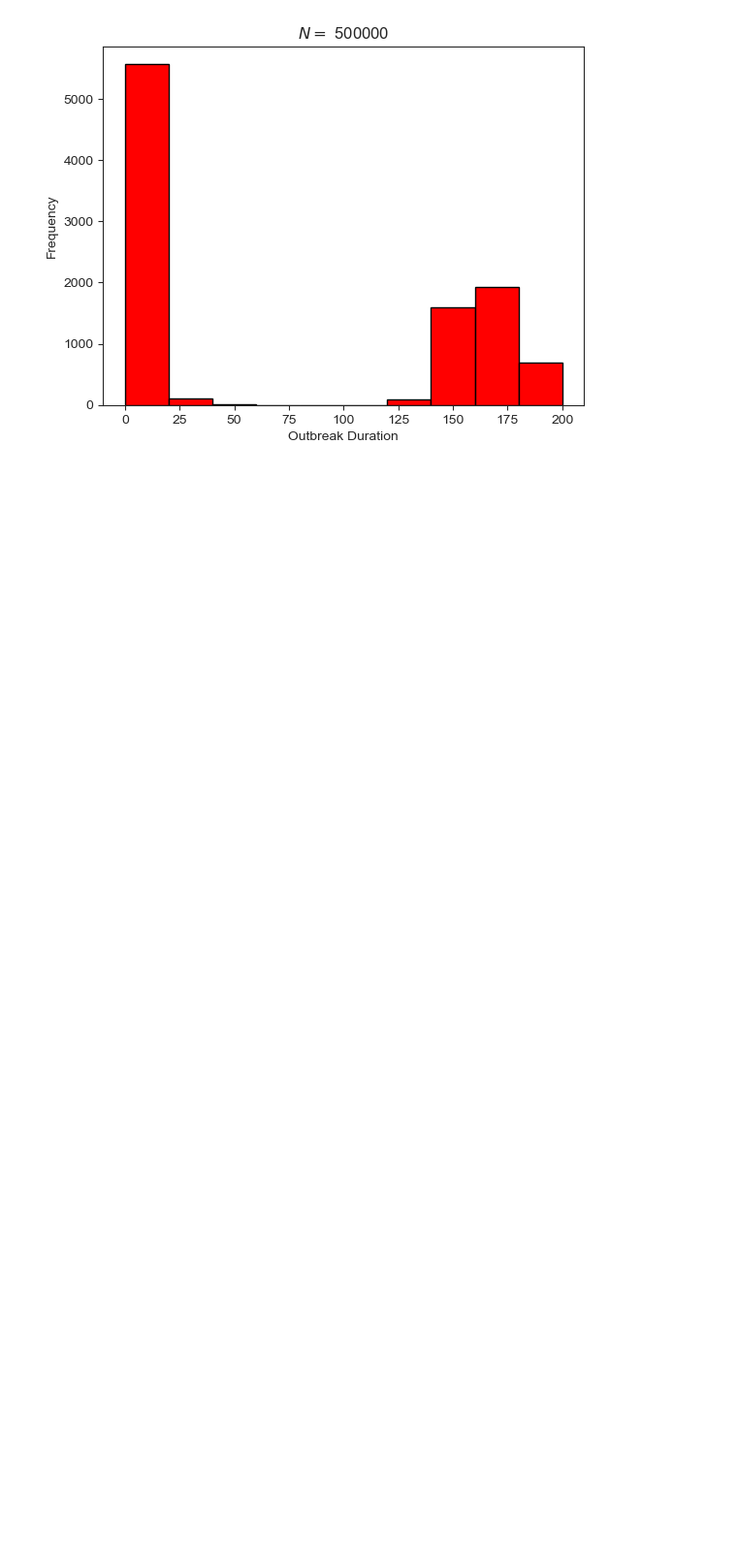
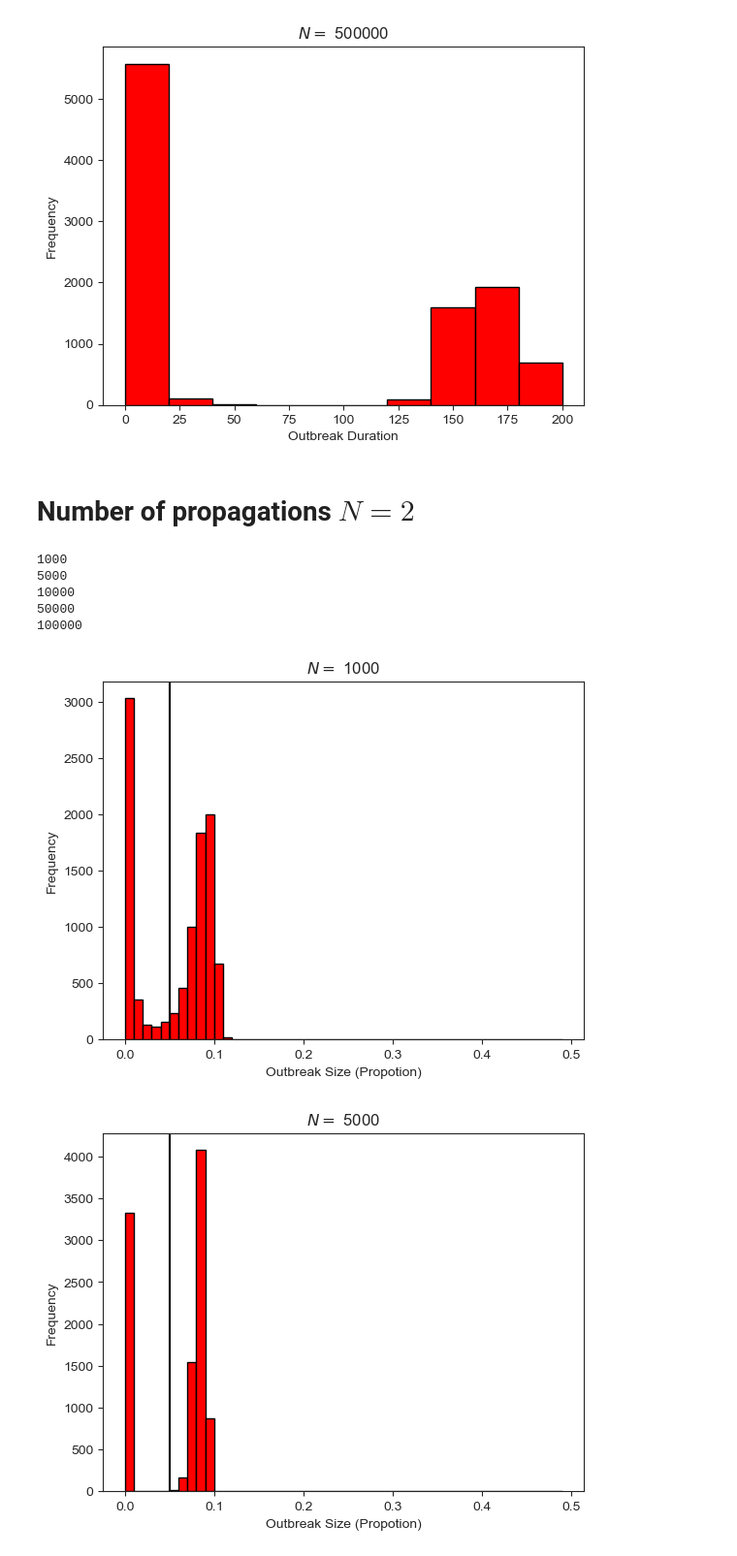
Before and after one commit to denisecammarota/HIT-dynamics, a Jupyter notebook: SIR_Gillespie_Tau_MEASLES.ipynb, the cells around one changed output. Shown at 97% size. Drawn from its saved outputs; the diff is of its cells as text; code cells hidden in the pictures; blank space fills up the shorter version.

```diff
--- a/SIR_Gillespie_Tau_MEASLES.ipynb
+++ b/SIR_Gillespie_Tau_MEASLES.ipynb
@@ -41,7 +43,7 @@ N_vec = [1000,5000,10000,50000,100000,500000]
 beta = 3 # 3 8
 gamma = 0.2
 Tmax = 200
-eps = 0.05 # 0.03, 0.1, 0.01, -0.01, -0.03, 0, -0.05, 0.05 (home)
+eps = 0.03 # 0.03, 0.1, 0.01, -0.01, -0.03, 0, -0.05, 0.05 (home)
 mu = 0
 dt = 0.01
 reps = 10000
@@ -107,3 +109,57 @@ for i in range(len(N_vec)):
 [figure]
 [figure]
 [figure]
+# %% [markdown]
+# Number of propagations $N = 2$
+# %%
+N_vec = [1000,5000,10000,50000,100000,500000]
+beta = 3 # 3 8
+gamma = 0.2
+Tmax = 200
+eps = 0.1 # 0.03 0.01 0.05 0.1
+mu = 0
+dt = 0.01
+reps = 10000
+size_list = []
+time_list = []
+for N in N_vec:
+    print(N)
+    np.random.seed(123)
+    size_list_loop = []
+    time_list_loop = []
+    for j in range(reps):
+        I0 = 2/N
+        R0 = 1 - (1/(beta/gamma)) - eps - I0
+        x = np.array((1 - I0 - R0,I0,R0))*N
+        t, res = gillespie_total(x,dt,Tmax,beta,gamma,mu)
+        res = np.array([np.array(xi) for xi in res])
+        R = res[:,2]
+        infected = R[-1] - R0*N
+        size_list_loop.append(infected)
+        time_list_loop.append(t[-1])
+        #plt.plot(t,res[:,1])
+    #plt.show()
+    size_list.append(size_list_loop)
+    time_list.append(time_list_loop)
+    name_1 = 'GTP_fsize_inf_'+str(I0*N)+'_'+str(eps)+'_'+str(N)+'.csv' # modified this name for I0*N
+    name_2 = 'GTP_ftime_inf_'+str(I0*N)+'_'+str(eps)+'_'+str(N)+'.csv' # modified this name fr I0*N
+    np.savetxt(name_1, size_list)
+    np.savetxt(name_2, time_list)
+# %% [output]
+1000
+5000
+10000
+50000
+100000
+# %%
+for i in range(len(N_vec)):
+    plt.title(r'$N =$ '+str(N_vec[i]))
+    bins_vec = np.arange(0,0.5,0.01)
+    plt.hist(np.array(size_list[i])/N_vec[i], bins = bins_vec, edgecolor = 'black', color = 'red')
+    plt.ylabel('Frequency')
+    plt.xlabel('Outbreak Size (Propotion)')
+    plt.axvline(eps, color = 'k')
+    plt.show()
+# %% [output]
+[figure, added]
+[figure, added]
```
Also changed, not shown: parts of 7 cells of this notebook, 36 other files.
